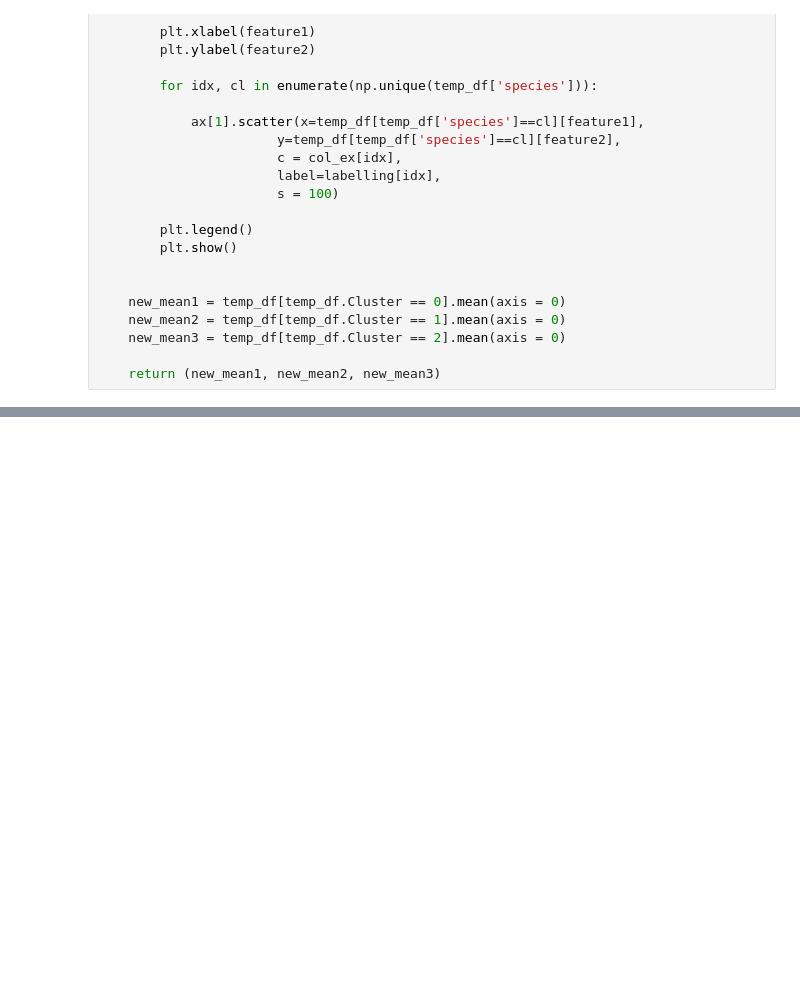
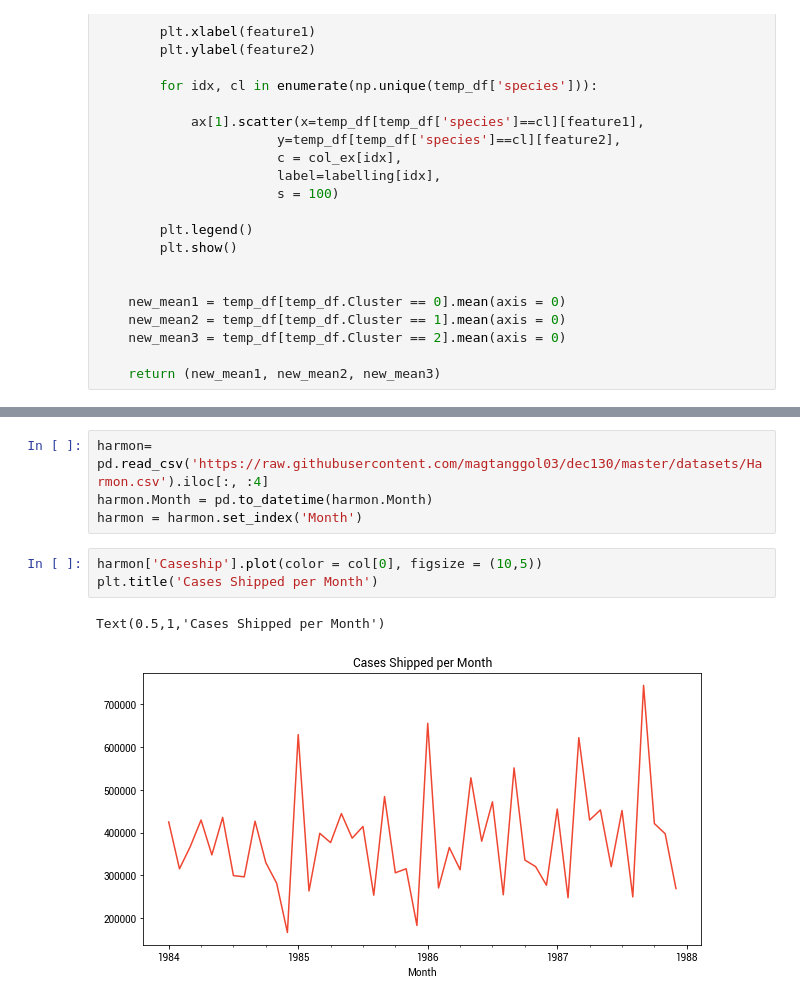
Before and after one commit to magtanggol03/dec130, a Jupyter notebook: notebooks/04 Time Series.ipynb, the cells around one changed output, grey strips where cells are left out. Cells and saved outputs as stored; diff of their text form; blank space fills up the shorter version.

```diff
--- a/notebooks/04 Time Series.ipynb
+++ b/notebooks/04 Time Series.ipynb
@@ -148,0 +193,10 @@ def plot_assignments(df, mean1, mean2, mean3, wLabel = False):
+# %%
+harmon= pd.read_csv('https://raw.githubusercontent.com/magtanggol03/dec130/master/datasets/Harmon.csv').iloc[:, :4]
+harmon.Month = pd.to_datetime(harmon.Month)
+harmon = harmon.set_index('Month')
+# %%
+harmon['Caseship'].plot(color = col[0], figsize = (10,5))
+plt.title('Cases Shipped per Month')
+# %% [output]
+Text(0.5,1,'Cases Shipped per Month')
+[figure, added]
```
Also changed, not shown: parts of 3 cells of this notebook, 1 other file.
